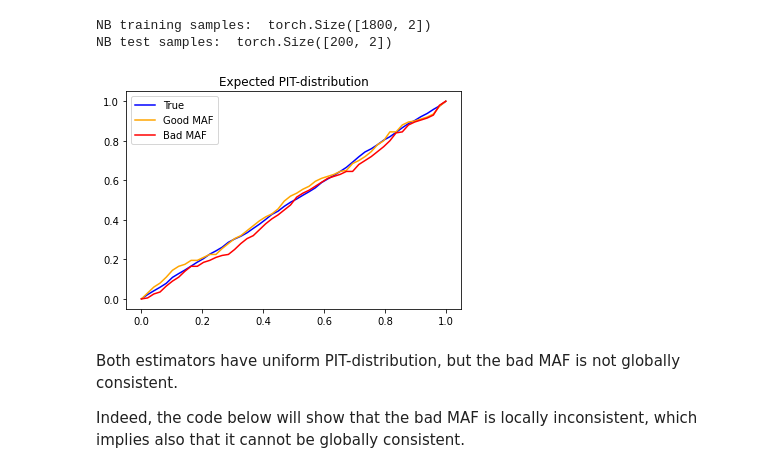
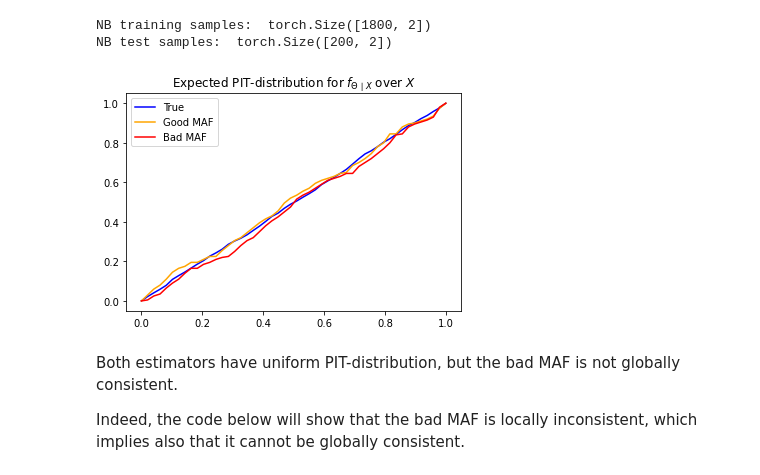
Before and after one commit to JuliaLinhart/valDiags_flows, a Jupyter notebook: PIT_for_ConditionalFlows.ipynb, the cells around one changed output. Drawn from its saved outputs; the diff is of its cells as text; code cells hidden in the pictures.

```diff
--- a/PIT_for_ConditionalFlows.ipynb
+++ b/PIT_for_ConditionalFlows.ipynb
@@ -139,22 +139,22 @@ NB test samples:  torch.Size([200, 2])
 # %%
 # expected PIT-distribution
 cdf_flow = lambda x,context,flow: D.Normal(0,1).cdf(flow._transform(x, context=context)[0])
 Z_maf_good = np.mean([cdf_flow(theta_test, context=x, flow=maf_good).detach().numpy() for x in x_test], axis=0) # E_X[PIT(Theta, X, good]
 Z_maf_bad = np.mean([cdf_flow(theta_test, context=x, flow=maf_bad).detach().numpy() for x in x_test[:,0].reshape(-1,1)], axis=0) # E_X[PIT(Theta, X, bad]
 
 # Plot pp_plot
 alphas = np.linspace(0,1)
 z_maf_good = [np.mean(Z_maf_good[:,0] < alpha) for alpha in alphas]
 z_maf_bad = [np.mean(Z_maf_bad[:,0] < alpha) for alpha in alphas]
 
 plt.plot(alphas, z_true, color='blue', label='True')
 plt.plot(alphas, z_maf_good, color='orange', label='Good MAF')
 plt.plot(alphas, z_maf_bad, color='red', label='Bad MAF')
 plt.legend()
-plt.title('Expected PIT-distribution')
+plt.title(r'Expected PIT-distribution for $f_{\Theta \mid X}$ over $X$')
 plt.show()
 # %% [output]
-[figure, old version]
+[figure, new version]
 # %% [markdown]
 Both estimators have uniform PIT-distribution, but the bad MAF is not globally consistent.
 
```
Also changed, not shown: parts of 1 cell of this notebook.
